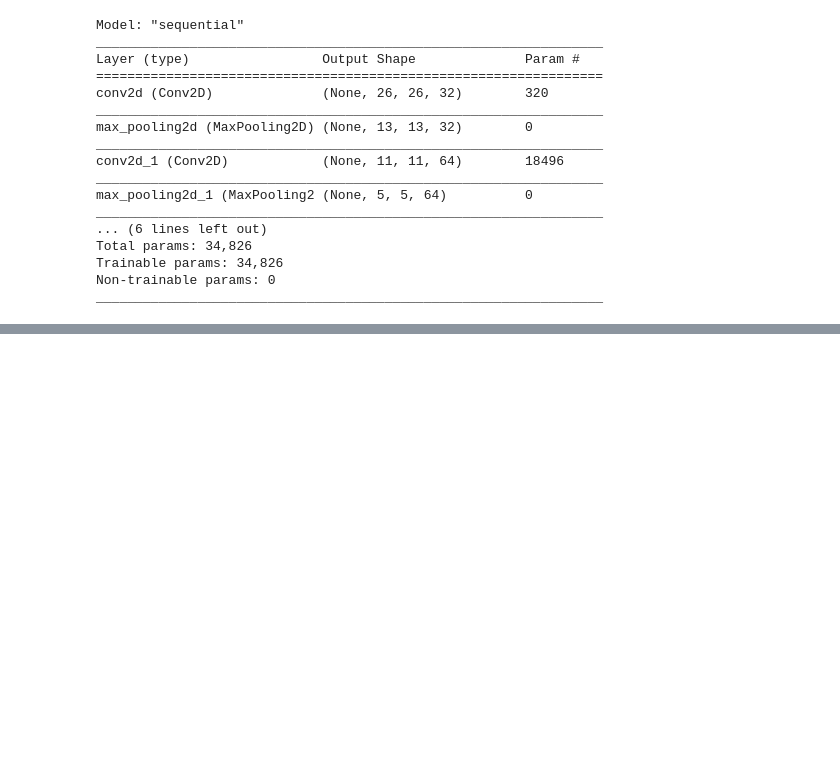
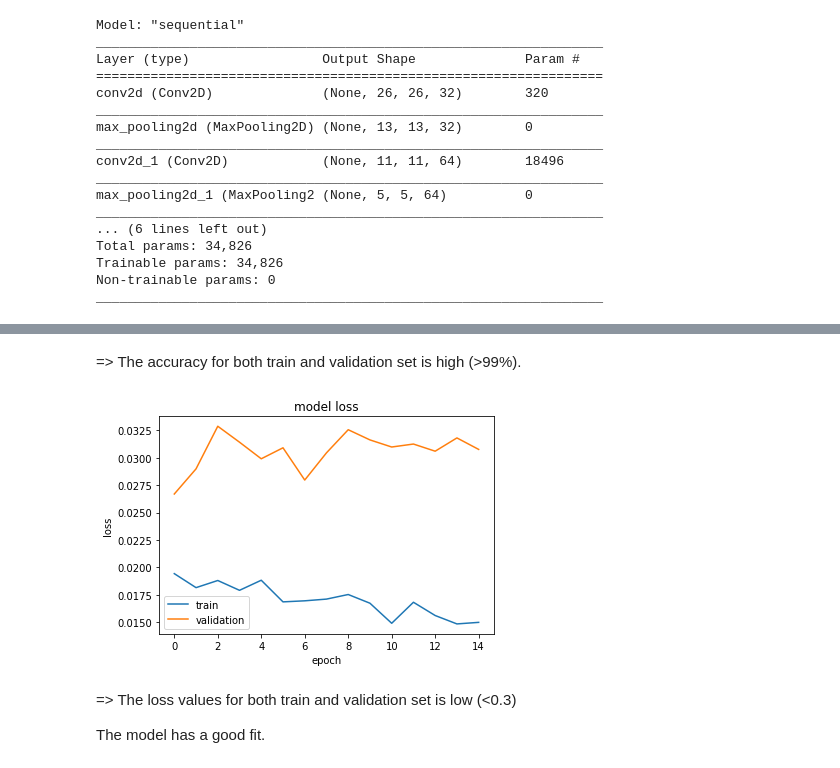
Before and after one commit to truc-h-nguyen/Toddler-activity-suggestions, a Jupyter notebook: Simple_MNIST_convnet.ipynb, the cells around one changed output, grey strips where cells are left out. Saved outputs shown, nothing was run; the diff lists cells and outputs as text; code cells hidden in the pictures; blank space fills up the shorter version.

```diff
--- a/Simple_MNIST_convnet.ipynb
+++ b/Simple_MNIST_convnet.ipynb
@@ -257,3 +234,19 @@ Epoch 15/15
+# %% [markdown]
+=> The accuracy for both train and validation set is high (>99%).
+# %%
+plt.plot(hist.history['loss'])
+plt.plot(hist.history['val_loss'])
+plt.title('model loss')
+plt.ylabel('loss')
+plt.xlabel('epoch')
+plt.legend(['train', 'validation'], loc='lower left')
+plt.show()
+# %% [output]
+[figure, added]
+# %% [markdown]
+=> The loss values for both train and validation set is low (<0.3)
+
+The model has a good fit.
 # %%
 #Evaluate the trained model
 score = model.evaluate(x_test, y_test, verbose=0)
```
Also changed, not shown: parts of 27 cells of this notebook.
